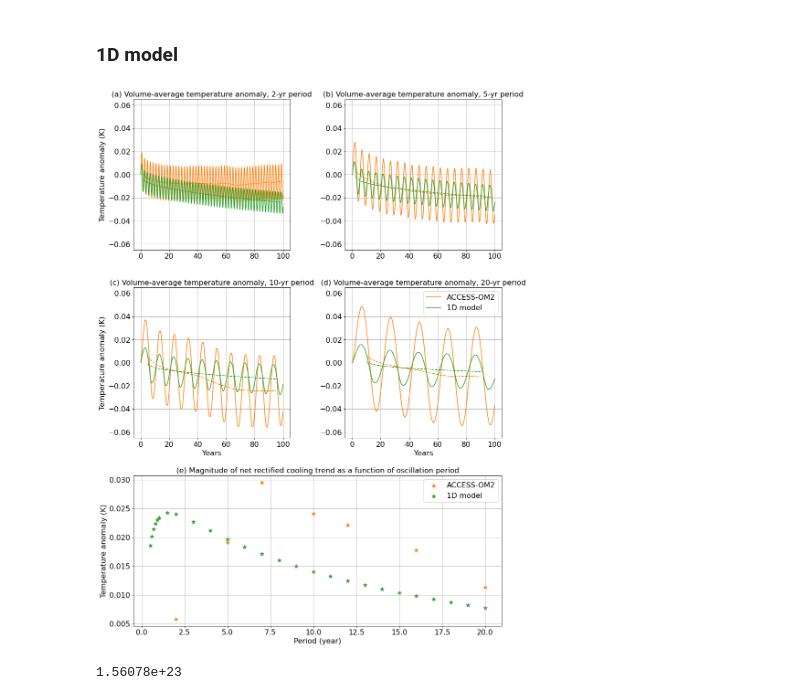
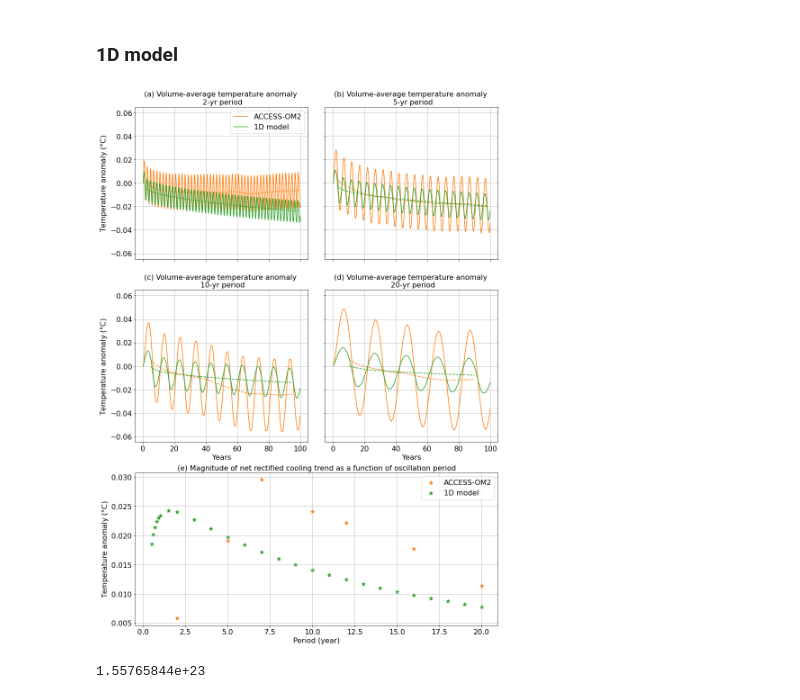
Before and after one commit to mpudig/HonoursThesis, a Jupyter notebook: Figure_code/Fig9.ipynb, the cells around one changed output. Cells and saved outputs as stored; diff of their text form; code cells hidden in the pictures.

```diff
--- a/Figure_code/Fig9.ipynb
+++ b/Figure_code/Fig9.ipynb
@@ -294,50 +294,53 @@ for i in range(4):
 
     onedim_average_temp = xr.DataArray(data = OHC(onedim_sinusoids[:,:,onddim_index[i]] - onedim_cont), coords=dict(time=time_years))
     onedim_average_temp_rolling_mean = ((onedim_average_temp).rolling(time = int(onedim_periods[onddim_index[i]] * 360 / (dt / 86400)), center=True).mean().dropna('time')).plot(ax = ax, color='C2', linestyle='--')
     onedim_average_temp.plot(ax = ax, color='C2', label='1D model')
 
-    ax.set_title(f'({title_index[i]}) Volume-average temperature anomaly, {int(periods_plot[i])}-yr period', fontsize=16)
+    ax.set_title(f'({title_index[i]}) Volume-average temperature anomaly \n {int(periods_plot[i])}-yr period', fontsize=16)
     ax.set_ylabel('', fontsize=16)
     ax.set_xlabel('', fontsize=16)
     ax.tick_params(labelsize=16)
     ax.grid()
     ax.set_ylim(ymin, ymax)
 
     if i == 0:
-        ax.set_ylabel('Temperature anomaly (K)', fontsize=16)
+        ax.set_ylabel('Temperature anomaly ($\degree$C)', fontsize=16)
+        ax.set_xticklabels([])
+        ax.legend(fontsize=16)
+    if i == 1:
+        ax.set_xticklabels([])
+        ax.set_yticklabels([])
     if i == 2:
-        ax.set_ylabel('Temperature anomaly (K)', fontsize=16)
+        ax.set_ylabel('Temperature anomaly ($\degree$C)', fontsize=16)
         ax.set_xlabel('Years', fontsize=16)
     if i == 3:
         ax.set_xlabel('Years', fontsize=16)
+        ax.set_yticklabels([])
 
-ax.legend(fontsize=16)
-
+plt.subplots_adjust(left=0.1,
+                    bottom=0.1,
+                    right=0.9,
+                    top=0.9,
+                    wspace=0.1,
+                    hspace=0.2)
 
 ### Bottom panel, show final volume-average temperature trend distributions
 
 ax = fig.add_subplot(3, 2, (5, 6))
 ax.scatter(access_periods, [(-1*((access_gat_sinusoids[i] - access_gat_cont).rolling(time = 365 * access_periods[i], center=True).mean().dropna("time")).values[-1]) for i in range(len(access_periods))], s=80, marker='*', color='C1', label='ACCESS-OM2')
 ax.scatter(onedim_periods, -1*onedim_final_distribution, s=80, marker='*', color='C2', label='1D model')
 ax.grid()
 ax.legend(fontsize=16)
 ax.set_title('(e) Magnitude of net rectified cooling trend as a function of oscillation period', fontsize=16)
-ax.set_ylabel('Temperature anomaly (K)', fontsize=16)
+ax.set_ylabel('Temperature anomaly ($\degree$C)', fontsize=16)
 ax.set_xlabel('Period (year)', fontsize=16)
 ax.tick_params(labelsize=16)
 
-plt.subplots_adjust(left=0.1,
-                    bottom=0.1,
-                    right=0.9,
-                    top=0.9,
-                    wspace=0.35,
-                    hspace=0.25)
-
-plt.savefig('Fig9.pdf', bbox_inches='tight', dpi=300)
+# plt.savefig('Fig9.pdf', bbox_inches='tight', dpi=300)
 # %% [output]
-[figure, old version]
+[figure, new version]
 # %%
-0.029*1.3e18*4000*1035
+0.029 * 1.3e18 * 3992 * 1035
 ### See Taimoor's ToE plots, in particular the ACCESS-CM2 drift between hist-nat and piControl
 # %% [output]
-1.56078e+23
+1.55765844e+23
```
Also changed, not shown: parts of 1 cell of this notebook, 28 other files.
